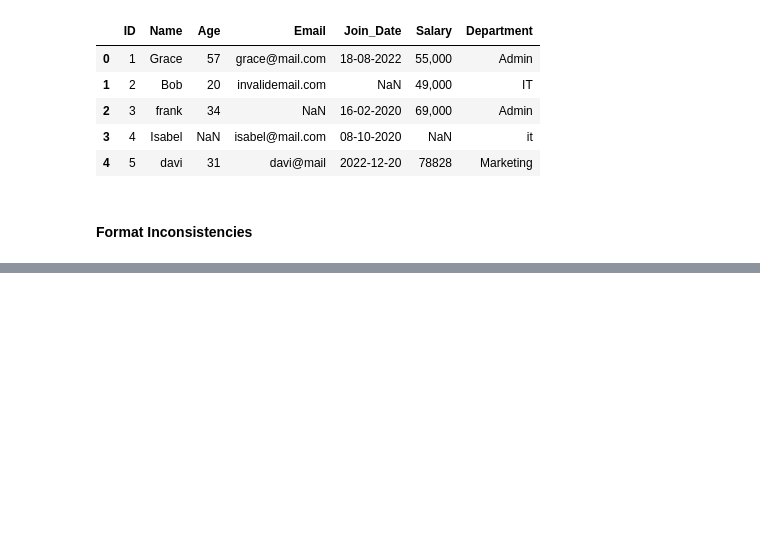
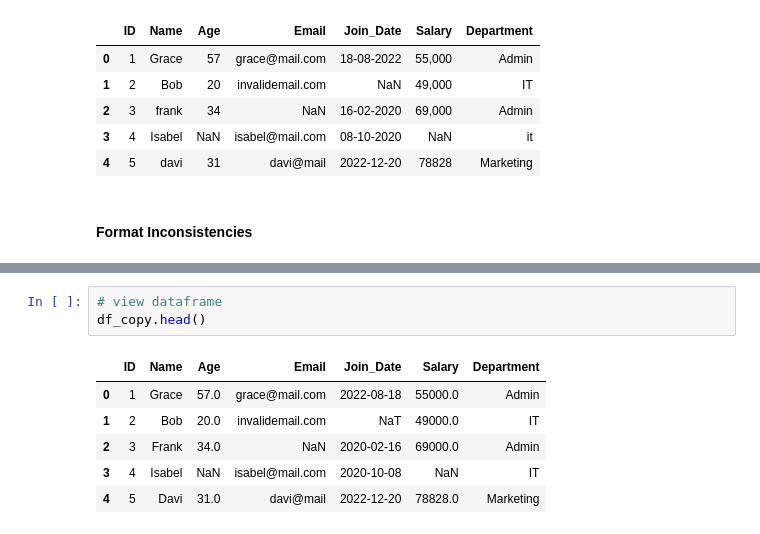
Before and after one commit to 0xceejay/practice-ai, a Jupyter notebook: src/data_cleaning/first.ipynb, the cells around one changed output, grey strips where cells are left out. Cells and saved outputs as stored; diff of their text form; blank space fills up the shorter version.

```diff
--- a/src/data_cleaning/first.ipynb
+++ b/src/data_cleaning/first.ipynb
@@ -151,0 +292,10 @@ df_copy.head()
+# %%
+# view dataframe
+df_copy.head()
+# %% [output]
+|  | ID | Name | Age | Email | Join_Date | Salary | Department |
+| 0 | 1 | Grace | 57.0 | grace@mail.com | 2022-08-18 | 55000.0 | Admin |
+| 1 | 2 | Bob | 20.0 | invalidemail.com | NaT | 49000.0 | IT |
+| 2 | 3 | Frank | 34.0 | NaN | 2020-02-16 | 69000.0 | Admin |
+| 3 | 4 | Isabel | NaN | isabel@mail.com | 2020-10-08 | NaN | IT |
+| 4 | 5 | Davi | 31.0 | davi@mail | 2022-12-20 | 78828.0 | Marketing |
```
Also changed, not shown: parts of 33 cells of this notebook.
